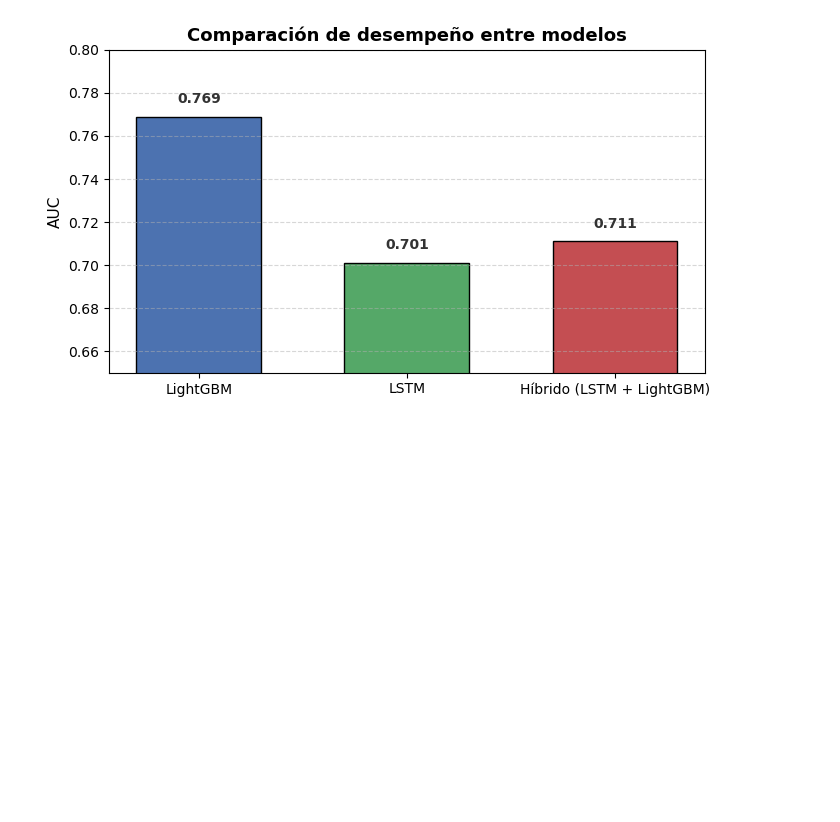
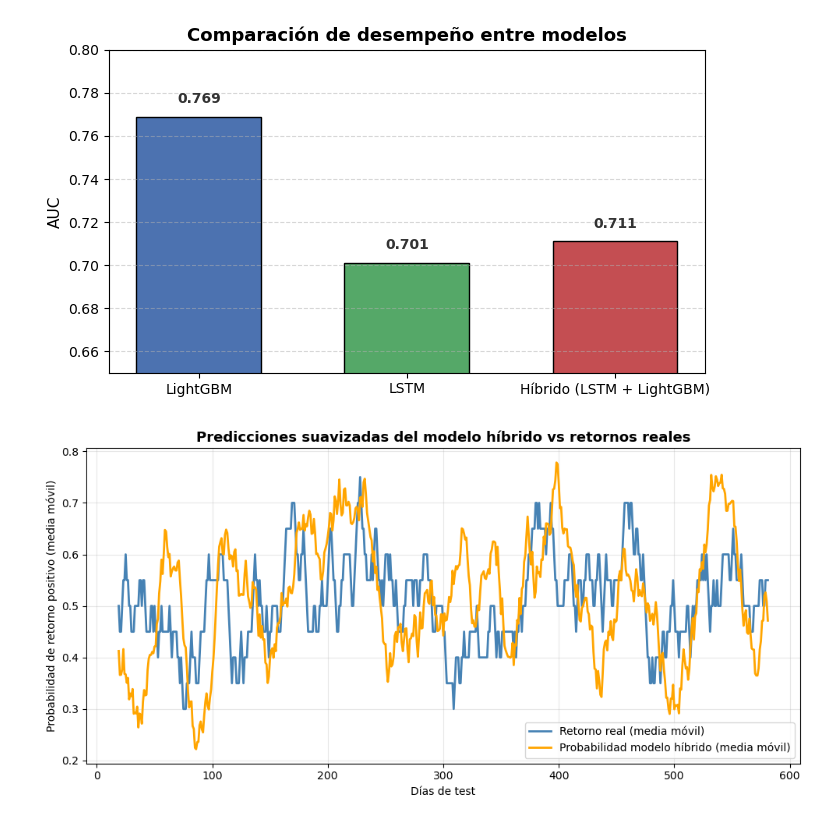
Before and after one commit to Romina-Castillo46110/BTCvsETH, a Jupyter notebook: finalProject.ipynb, the cells around one changed output. Cells and saved outputs as stored; diff of their text form; code cells hidden in the pictures; blank space fills up the shorter version.

```diff
--- a/finalProject.ipynb
+++ b/finalProject.ipynb
@@ -699,0 +700,24 @@ plt.show()
+# %%
+import pandas as pd
+import matplotlib.pyplot as plt
+
+# Convertir a series para suavizar
+pred = pd.Series(y_proba)
+real = pd.Series(y_test.reset_index(drop=True).values)
+
+# Suavizamos con una media móvil de 20 días
+pred_smooth = pred.rolling(20).mean()
+real_smooth = real.rolling(20).mean()
+
+plt.figure(figsize=(10,5))
+plt.plot(real_smooth, label="Retorno real (media móvil)", color="steelblue", linewidth=2)
+plt.plot(pred_smooth, label="Probabilidad modelo híbrido (media móvil)", color="orange", linewidth=2)
+plt.title("Predicciones suavizadas del modelo híbrido vs retornos reales", fontsize=13, weight='bold')
+plt.xlabel("Días de test")
+plt.ylabel("Probabilidad de retorno positivo (media móvil)")
+plt.legend()
+plt.grid(alpha=0.3)
+plt.tight_layout()
+plt.show()
+# %% [output]
+[figure, added]
```
Also changed, not shown: parts of 12 cells of this notebook, 12 other files.
